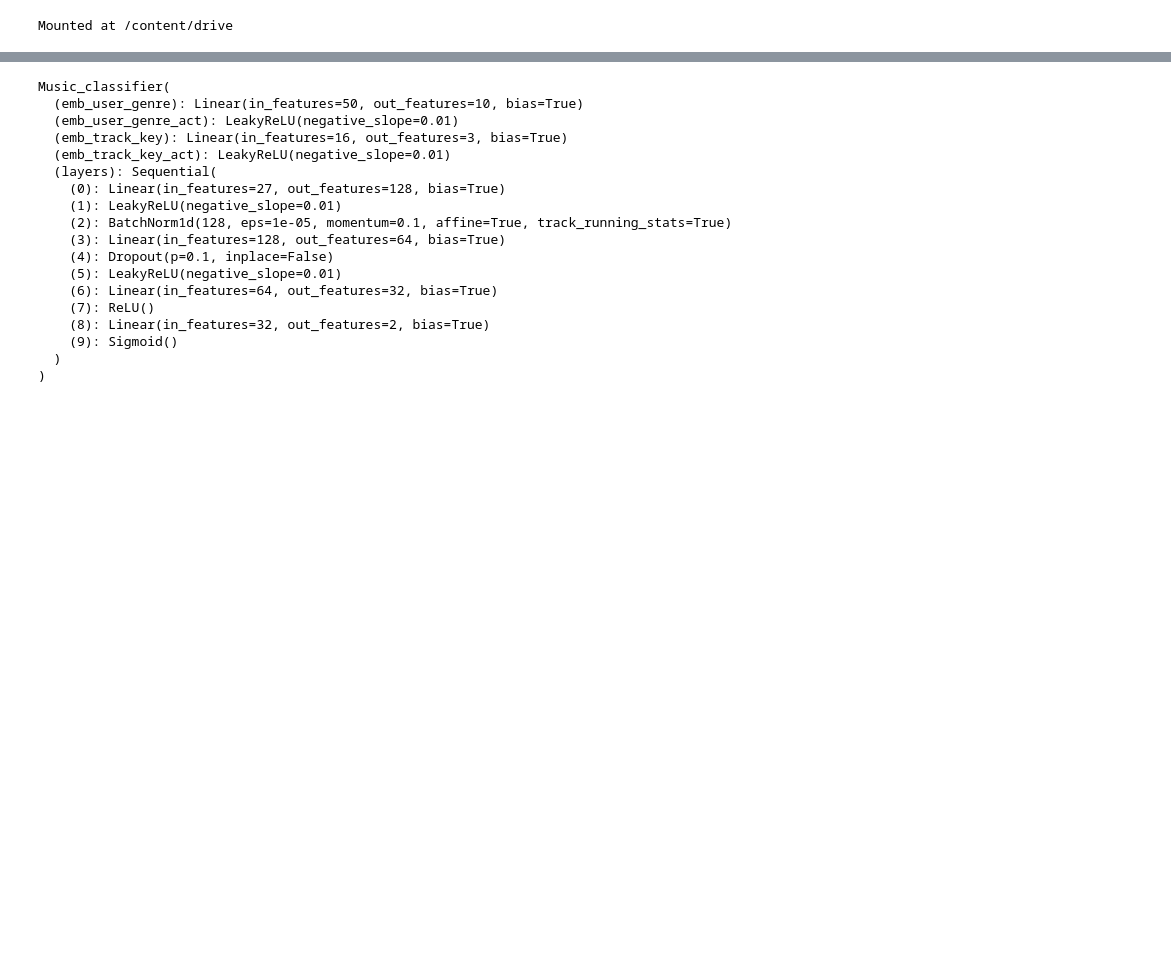
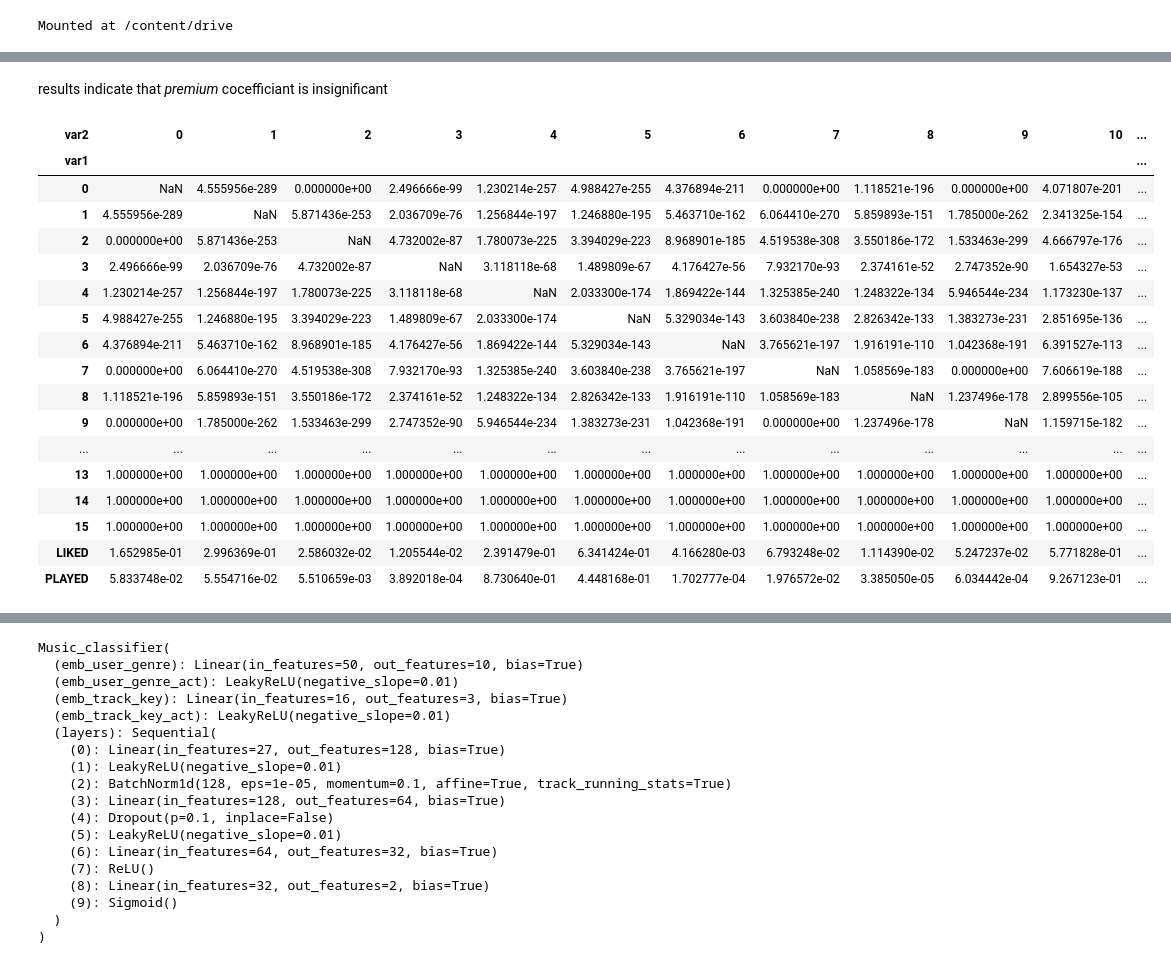
Before and after one commit to RichardStaszkiewicz/WUT-IUM-PROJECT-Music-Recommender-System, a Jupyter notebook: microservice/src/notebooks/recommender_system/model_2_classifier/classifier_music.ipynb, the cells around one changed output, grey strips where cells are left out. Cells and saved outputs as stored; diff of their text form; code cells hidden in the pictures; blank space fills up the shorter version.

```diff
--- a/microservice/src/notebooks/recommender_system/model_2_classifier/classifier_music.ipynb
+++ b/microservice/src/notebooks/recommender_system/model_2_classifier/classifier_music.ipynb
@@ -98,0 +119,6 @@ tracks.head()
+# %%
+pivot = sessions['timestamp'].max() - pd.tseries.offsets.DateOffset(months=1)
+sessions = sessions[sessions['timestamp'] < pivot].reset_index(drop=True)
+# %%
+sessions = sessions.reset_index(drop=True)
+sessions.head()
@@ -98,0 +163,32 @@ tracks.head()
+# %%
+def verify_cross_significance_categorical(X): # categorical values data frame
+  matrix = list(product(list(X.columns), list(X.columns), repeat=1))
+  result = []
+  for i in matrix:
+    if i[0] != i[1]:
+      result.append((i[0],i[1],list(ss.chi2_contingency(pd.crosstab(X[i[0]], X[i[1]])))[1]))
+  chi_test_output = pd.DataFrame(result, columns = ['var1', 'var2', 'coeff'])
+  return chi_test_output.pivot(index='var1', columns='var2', values='coeff')
+# %%
+STATISTIC_SAMPLE = 100000
+dataset = MusicDataset(users, tracks, sessions)
+dataloader = data.DataLoader(dataset, batch_size=1, shuffle=True, drop_last=True)
+# [0][0][0][0] - favourite genres embed; [0][0][1][0] - premium embed; [0][1][0][0] - key embed; [0][1][1][0] - rest param; s[1][0] - play; s[1][1] - like
+STATISTIC_SAMPLE = min(STATISTIC_SAMPLE, len(dataset))
+
+genres = []
+premium = []
+key = []
+rest = []
+
+i = 0
+
+for s in dataloader: # taking sample of 100k examples
+    genres.append(np.concatenate((s[0][0][0][0].numpy(), s[1][0].numpy(), s[1][1].numpy())))
+    premium.append(np.concatenate((s[0][0][1][0].numpy(), s[1][0].numpy(), s[1][1].numpy())))
+    key.append(np.concatenate((s[0][1][0][0].numpy(), s[1][0].numpy(), s[1][1].numpy())))
+    rest.append(np.concatenate((s[0][1][1][0].numpy(), s[1][0].numpy(), s[1][1].numpy())))
+    if i > STATISTIC_SAMPLE:
+      break;
+    else:
+      i += 1
@@ -98,0 +229,25 @@ tracks.head()
+# %% [markdown]
+results indicate that *premium* cocefficiant is insignificant
+# %%
+key = pd.DataFrame(key, columns=list(range(len(key[1]) - 2)) + ['PLAYED', 'LIKED'])
+ch_key = verify_cross_significance_categorical(key)
+ch_key
+# %% [output]
+| var2 | 0 | 1 | 2 | 3 | 4 | 5 | 6 | 7 | 8 | 9 | 10 | ... |
+| var1 |  |  |  |  |  |  |  |  |  |  |  | ... |
+| 0 | NaN | 4.555956e-289 | 0.000000e+00 | 2.496666e-99 | 1.230214e-257 | 4.988427e-255 | 4.376894e-211 | 0.000000e+00 | 1.118521e-196 | 0.000000e+00 | 4.071807e-201 | ... |
+| 1 | 4.555956e-289 | NaN | 5.871436e-253 | 2.036709e-76 | 1.256844e-197 | 1.246880e-195 | 5.463710e-162 | 6.064410e-270 | 5.859893e-151 | 1.785000e-262 | 2.341325e-154 | ... |
+| 2 | 0.000000e+00 | 5.871436e-253 | NaN | 4.732002e-87 | 1.780073e-225 | 3.394029e-223 | 8.968901e-185 | 4.519538e-308 | 3.550186e-172 | 1.533463e-299 | 4.666797e-176 | ... |
+| 3 | 2.496666e-99 | 2.036709e-76 | 4.732002e-87 | NaN | 3.118118e-68 | 1.489809e-67 | 4.176427e-56 | 7.932170e-93 | 2.374161e-52 | 2.747352e-90 | 1.654327e-53 | ... |
+| 4 | 1.230214e-257 | 1.256844e-197 | 1.780073e-225 | 3.118118e-68 | NaN | 2.033300e-174 | 1.869422e-144 | 1.325385e-240 | 1.248322e-134 | 5.946544e-234 | 1.173230e-137 | ... |
+| 5 | 4.988427e-255 | 1.246880e-195 | 3.394029e-223 | 1.489809e-67 | 2.033300e-174 | NaN | 5.329034e-143 | 3.603840e-238 | 2.826342e-133 | 1.383273e-231 | 2.851695e-136 | ... |
+| 6 | 4.376894e-211 | 5.463710e-162 | 8.968901e-185 | 4.176427e-56 | 1.869422e-144 | 5.329034e-143 | NaN | 3.765621e-197 | 1.916191e-110 | 1.042368e-191 | 6.391527e-113 | ... |
+| 7 | 0.000000e+00 | 6.064410e-270 | 4.519538e-308 | 7.932170e-93 | 1.325385e-240 | 3.603840e-238 | 3.765621e-197 | NaN | 1.058569e-183 | 0.000000e+00 | 7.606619e-188 | ... |
+| 8 | 1.118521e-196 | 5.859893e-151 | 3.550186e-172 | 2.374161e-52 | 1.248322e-134 | 2.826342e-133 | 1.916191e-110 | 1.058569e-183 | NaN | 1.237496e-178 | 2.899556e-105 | ... |
+| 9 | 0.000000e+00 | 1.785000e-262 | 1.533463e-299 | 2.747352e-90 | 5.946544e-234 | 1.383273e-231 | 1.042368e-191 | 0.000000e+00 | 1.237496e-178 | NaN | 1.159715e-182 | ... |
+| ... | ... | ... | ... | ... | ... | ... | ... | ... | ... | ... | ... | ... |
+| 13 | 1.000000e+00 | 1.000000e+00 | 1.000000e+00 | 1.000000e+00 | 1.000000e+00 | 1.000000e+00 | 1.000000e+00 | 1.000000e+00 | 1.000000e+00 | 1.000000e+00 | 1.000000e+00 | ... |
+| 14 | 1.000000e+00 | 1.000000e+00 | 1.000000e+00 | 1.000000e+00 | 1.000000e+00 | 1.000000e+00 | 1.000000e+00 | 1.000000e+00 | 1.000000e+00 | 1.000000e+00 | 1.000000e+00 | ... |
+| 15 | 1.000000e+00 | 1.000000e+00 | 1.000000e+00 | 1.000000e+00 | 1.000000e+00 | 1.000000e+00 | 1.000000e+00 | 1.000000e+00 | 1.000000e+00 | 1.000000e+00 | 1.000000e+00 | ... |
+| LIKED | 1.652985e-01 | 2.996369e-01 | 2.586032e-02 | 1.205544e-02 | 2.391479e-01 | 6.341424e-01 | 4.166280e-03 | 6.793248e-02 | 1.114390e-02 | 5.247237e-02 | 5.771828e-01 | ... |
+| PLAYED | 5.833748e-02 | 5.554716e-02 | 5.510659e-03 | 3.892018e-04 | 8.730640e-01 | 4.448168e-01 | 1.702777e-04 | 1.976572e-02 | 3.385050e-05 | 6.034442e-04 | 9.267123e-01 | ... |
```
Also changed, not shown: parts of 43 cells of this notebook.
